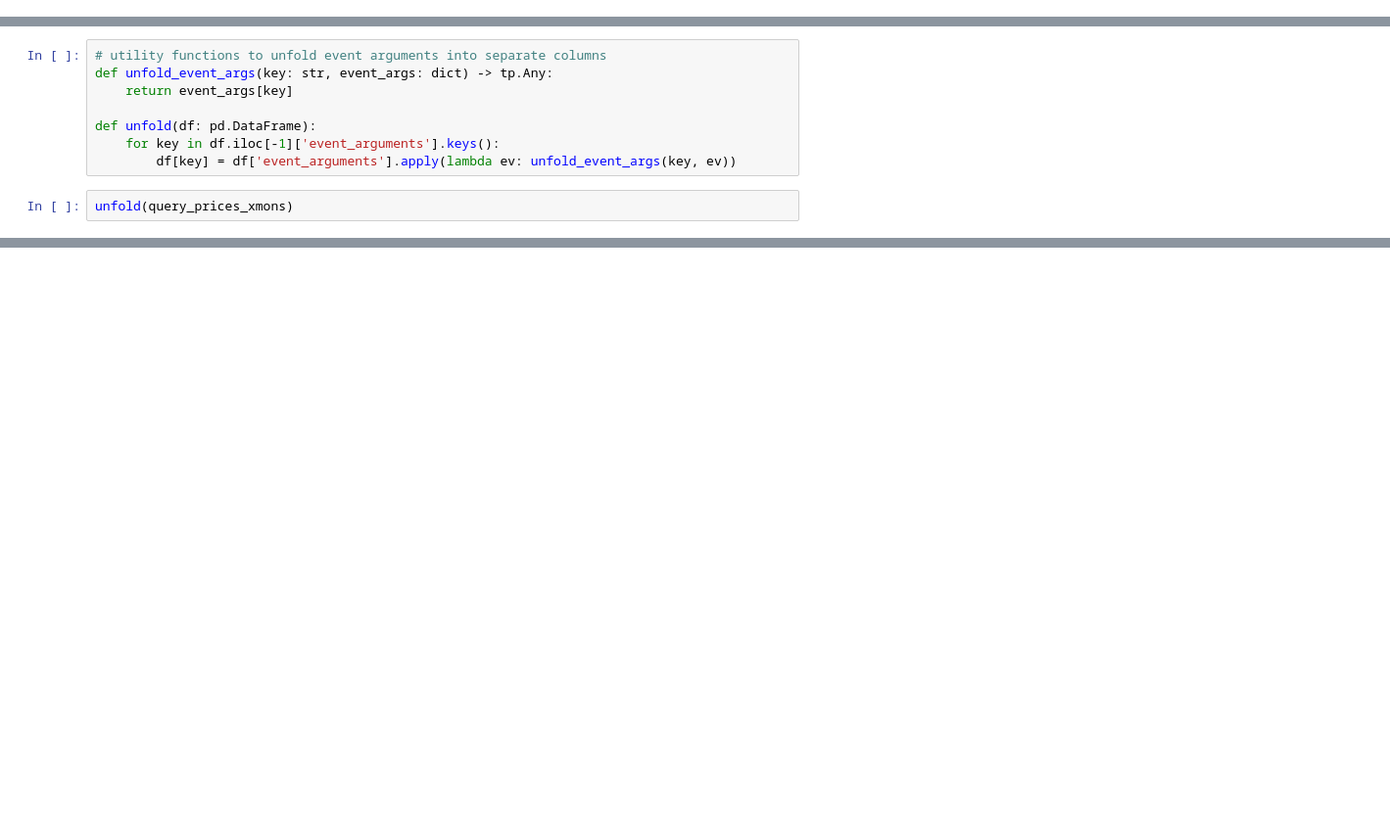
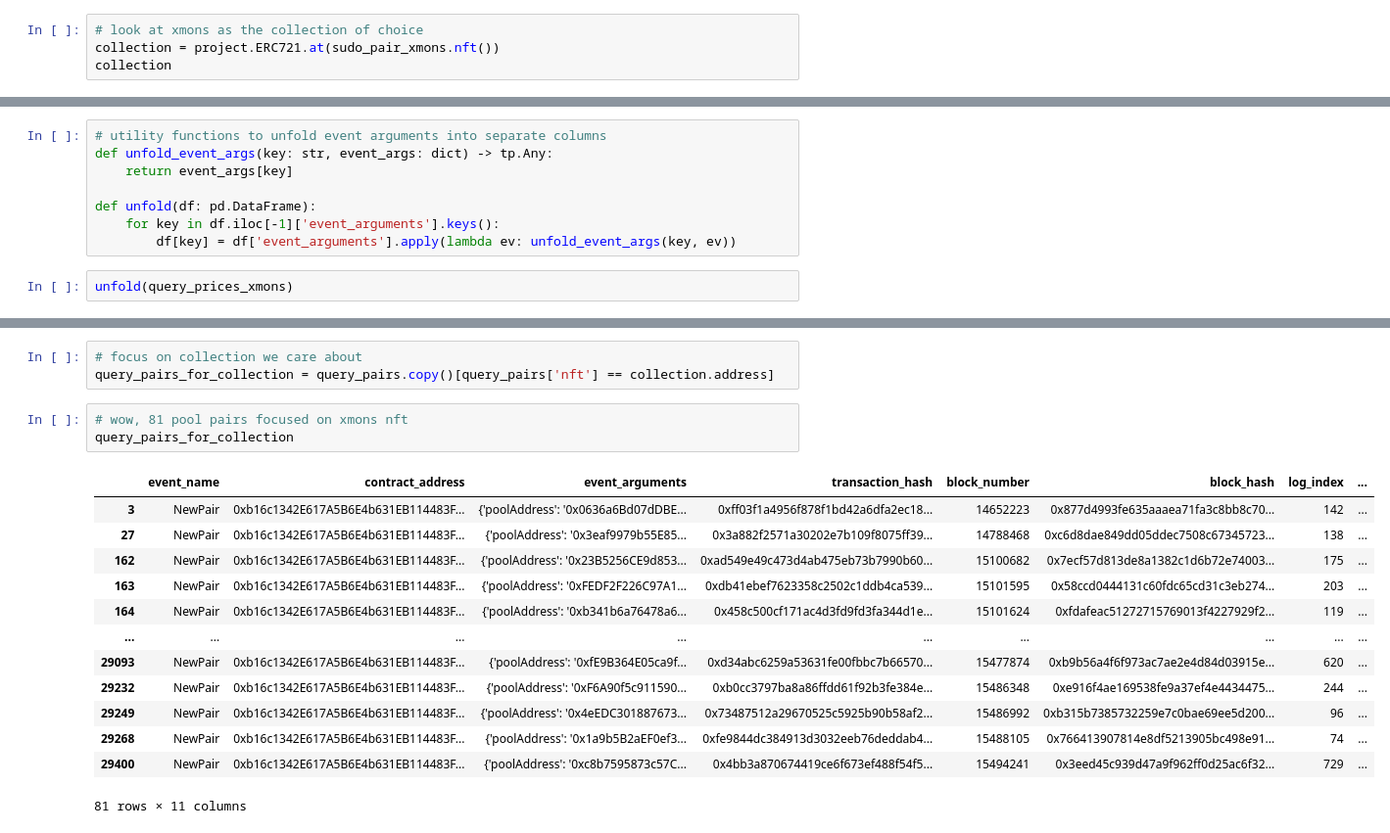
Before and after one commit to fmrmf/sudo-ape, a Jupyter notebook: notebook/sudo-ape.ipynb, the cells around one changed output, grey strips where cells are left out. Shown: that part at 98% size. Saved outputs shown, nothing was run; the diff lists cells and outputs as text; blank space fills up the shorter version.

```diff
--- a/notebook/sudo-ape.ipynb
+++ b/notebook/sudo-ape.ipynb
@@ -69,3 +58,7 @@ sudo_pair_xmons
 sudo_pair_xmons.poolType()
 # %% [output]
 2
+# %%
+# look at xmons as the collection of choice
+collection = project.ERC721.at(sudo_pair_xmons.nft())
+collection
@@ -128,0 +149,20 @@ query_prices_xmons.plot(x='block_number', y='newSpotPrice', kind='scatter')
+# %%
+# focus on collection we care about
+query_pairs_for_collection = query_pairs.copy()[query_pairs['nft'] == collection.address]
+# %%
+# wow, 81 pool pairs focused on xmons nft
+query_pairs_for_collection
+# %% [output]
+|  | event_name | contract_address | event_arguments | transaction_hash | block_number | block_hash | log_index | ... |
+| 3 | NewPair | 0xb16c1342E617A5B6E4b631EB114483F... | {'poolAddress': '0x0636a6Bd07dDBE... | 0xff03f1a4956f878f1bd42a6dfa2ec18... | 14652223 | 0x877d4993fe635aaaea71fa3c8bb8c70... | 142 | ... |
+| 27 | NewPair | 0xb16c1342E617A5B6E4b631EB114483F... | {'poolAddress': '0x3eaf9979b55E85... | 0x3a882f2571a30202e7b109f8075ff39... | 14788468 | 0xc6d8dae849dd05ddec7508c67345723... | 138 | ... |
+| 162 | NewPair | 0xb16c1342E617A5B6E4b631EB114483F... | {'poolAddress': '0x23B5256CE9d853... | 0xad549e49c473d4ab475eb73b7990b60... | 15100682 | 0x7ecf57d813de8a1382c1d6b72e74003... | 175 | ... |
+| 163 | NewPair | 0xb16c1342E617A5B6E4b631EB114483F... | {'poolAddress': '0xFEDF2F226C97A1... | 0xdb41ebef7623358c2502c1ddb4ca539... | 15101595 | 0x58ccd0444131c60fdc65cd31c3eb274... | 203 | ... |
+| 164 | NewPair | 0xb16c1342E617A5B6E4b631EB114483F... | {'poolAddress': '0xb341b6a76478a6... | 0x458c500cf171ac4d3fd9fd3fa344d1e... | 15101624 | 0xfdafeac51272715769013f4227929f2... | 119 | ... |
+| ... | ... | ... | ... | ... | ... | ... | ... | ... |
+| 29093 | NewPair | 0xb16c1342E617A5B6E4b631EB114483F... | {'poolAddress': '0xfE9B364E05ca9f... | 0xd34abc6259a53631fe00fbbc7b66570... | 15477874 | 0xb9b56a4f6f973ac7ae2e4d84d03915e... | 620 | ... |
+| 29232 | NewPair | 0xb16c1342E617A5B6E4b631EB114483F... | {'poolAddress': '0xF6A90f5c911590... | 0xb0cc3797ba8a86ffdd61f92b3fe384e... | 15486348 | 0xe916f4ae169538fe9a37ef4e4434475... | 244 | ... |
+| 29249 | NewPair | 0xb16c1342E617A5B6E4b631EB114483F... | {'poolAddress': '0x4eEDC301887673... | 0x73487512a29670525c5925b90b58af2... | 15486992 | 0xb315b7385732259e7c0bae69ee5d200... | 96 | ... |
+| 29268 | NewPair | 0xb16c1342E617A5B6E4b631EB114483F... | {'poolAddress': '0x1a9b5B2aEF0ef3... | 0xfe9844dc384913d3032eeb76deddab4... | 15488105 | 0x766413907814e8df5213905bc498e91... | 74 | ... |
+| 29400 | NewPair | 0xb16c1342E617A5B6E4b631EB114483F... | {'poolAddress': '0xc8b7595873c57C... | 0x4bb3a870674419ce6f673ef488f54f5... | 15494241 | 0x3eed45c939d47a9f962ff0d25ac6f32... | 729 | ... |
+81 rows × 11 columns
```
Also changed, not shown: parts of 26 cells of this notebook, 2 other files.
